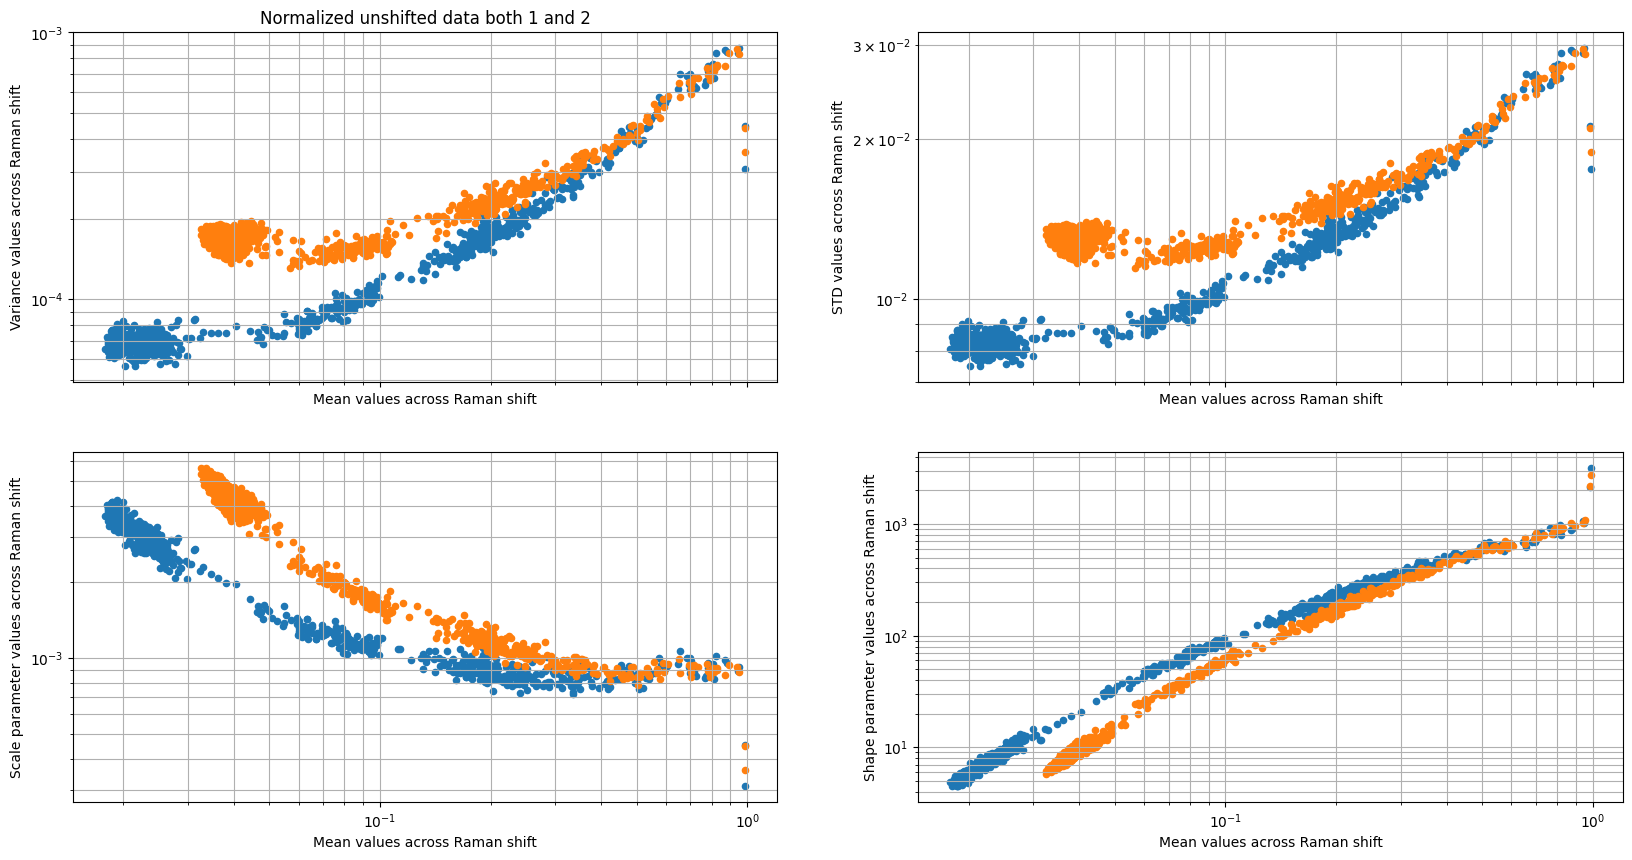
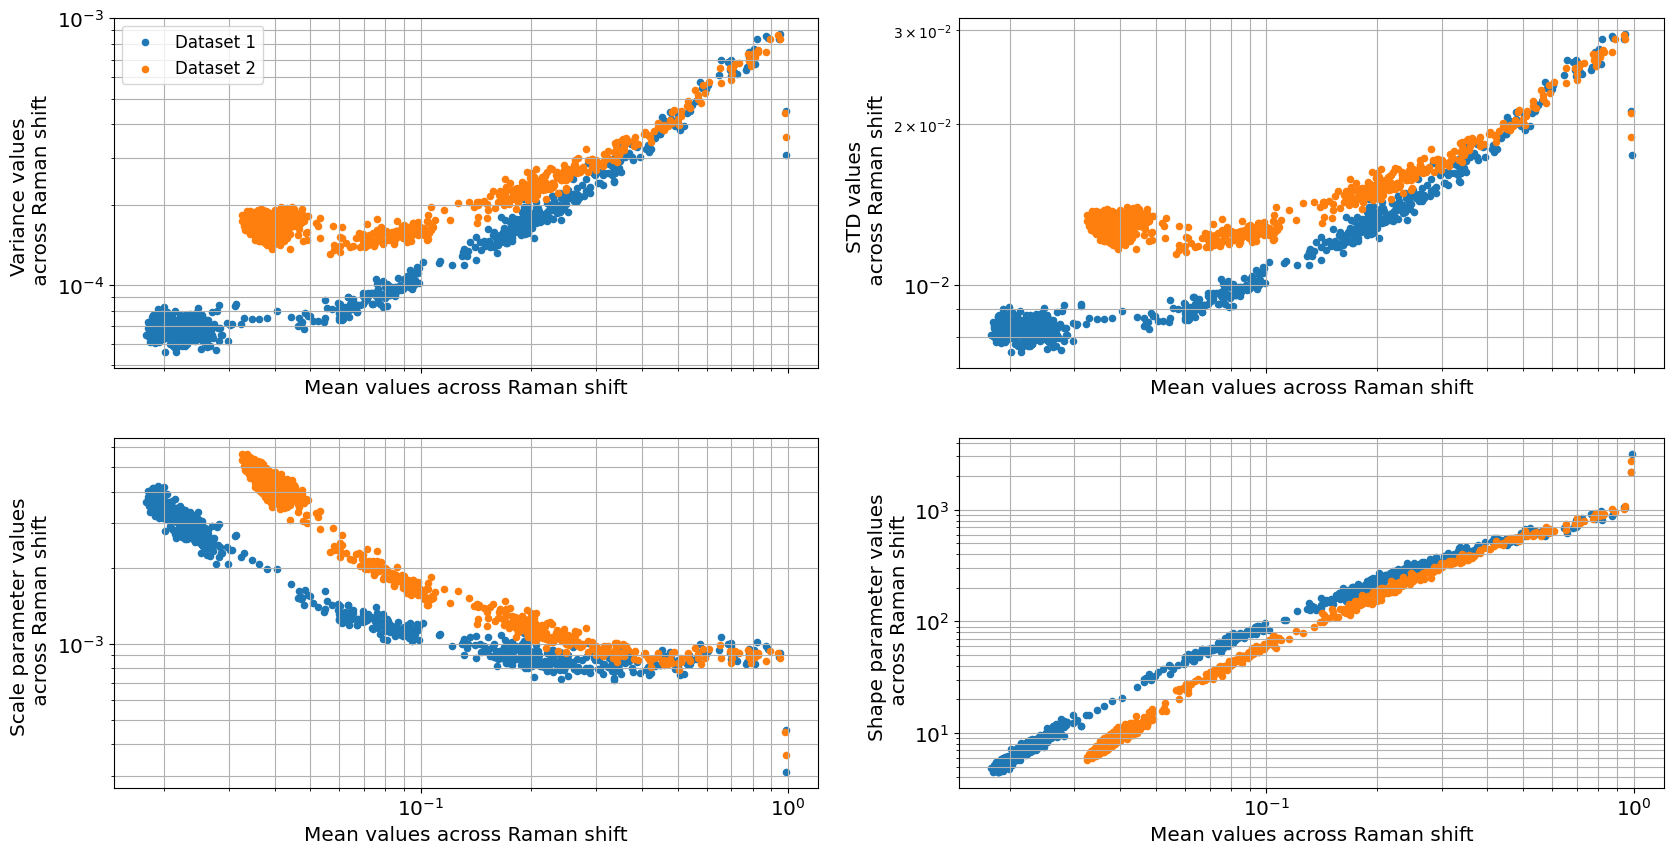
Code edit (unified diff) that turned the first committed figure into the second:
--- before
+++ after
@@ -3,9 +3,10 @@
 s=20
 
+
 axes[0,0].scatter(x=mean_values, y=variance_values, s=s)
 axes[0,0].scatter(x=mean_values2, y=variance_values2, s=s)
-axes[0,0].set_xlabel('Mean values across Raman shift')
-axes[0,0].set_ylabel('Variance values across Raman shift')
-axes[0,0].set_title('Normalized unshifted data both 1 and 2')
+axes[0,0].set_xlabel('Mean values across Raman shift', fontsize='x-large')
+axes[0,0].set_ylabel('Variance values \n across Raman shift', fontsize='x-large')
+# axes[0,0].set_title('Normalized unshifted data both 1 and 2')
 axes[0,0].set_yscale('log')
 axes[0,0].set_xscale('log')
@@ -13,9 +14,11 @@
 # ax.set_ylim([1e-5,1e-3])
 axes[0,0].grid(visible=True, which='both', axis='both')
+axes[0,0].tick_params(axis='both', which='major', labelsize='x-large')
+axes[0,0].legend(["Dataset 1", "Dataset 2"], frameon=True, fontsize='large')
 
 axes[0,1].scatter(x=mean_values, y=std_values, s=s)
 axes[0,1].scatter(x=mean_values2, y=std_values2, s=s)
-axes[0,1].set_xlabel('Mean values across Raman shift')
-axes[0,1].set_ylabel('STD values across Raman shift')
+axes[0,1].set_xlabel('Mean values across Raman shift', fontsize='x-large')
+axes[0,1].set_ylabel('STD values \n across Raman shift', fontsize='x-large')
 # axes[0,1].set_title('Normalized data')
 axes[0,1].set_yscale('log')
@@ -24,9 +27,10 @@
 # ax.set_ylim([1e-5,1e-3])
 axes[0,1].grid(visible=True, which='both', axis='both')
+axes[0,1].tick_params(axis='both', which='major', labelsize='x-large')
 
 axes[1,0].scatter(x=mean_values, y=scale_param_values, s=s)
 axes[1,0].scatter(x=mean_values2, y=scale_param_values2, s=s)
-axes[1,0].set_xlabel('Mean values across Raman shift')
-axes[1,0].set_ylabel('Scale parameter values across Raman shift')
+axes[1,0].set_xlabel('Mean values across Raman shift', fontsize='x-large')
+axes[1,0].set_ylabel('Scale parameter values \n across Raman shift', fontsize='x-large')
 # axes[0,1].set_title('Normalized data')
 axes[1,0].set_yscale('log')
@@ -39,9 +43,10 @@
 # axes[1,0].axhline(y=scale_param_values2.median(), color='g', linestyle='--')
 # axes[1,0].annotate('Median', ( 1e-1, 1.05*scale_param_values2.median()))
+axes[1,0].tick_params(axis='both', which='major', labelsize='x-large')
 
 axes[1,1].scatter(x=mean_values, y=shape_param_values, s=s)
 axes[1,1].scatter(x=mean_values2, y=shape_param_values2, s=s)
-axes[1,1].set_xlabel('Mean values across Raman shift')
-axes[1,1].set_ylabel('Shape parameter values across Raman shift')
+axes[1,1].set_xlabel('Mean values across Raman shift', fontsize='x-large')
+axes[1,1].set_ylabel('Shape parameter values \n across Raman shift', fontsize='x-large')
 # axes[0,1].set_title('Normalized data')
 axes[1,1].set_yscale('log')
@@ -54,4 +59,5 @@
 # axes[1,1].axhline(y=shape_param_values2.median(), color='g', linestyle='--')
 # axes[1,1].annotate('Median', ( 1e-1, 1.05*shape_param_values2.median()))
+axes[1,1].tick_params(axis='both', which='major', labelsize='x-large')
 
 plt.show()

Commit: modified some figures for the poster